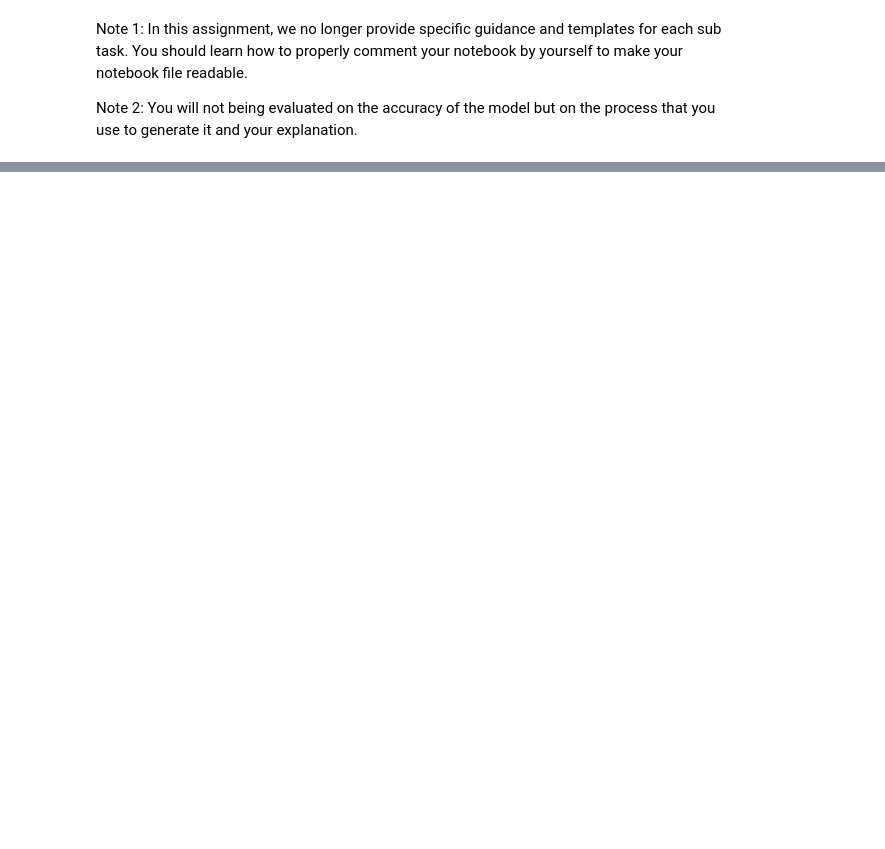
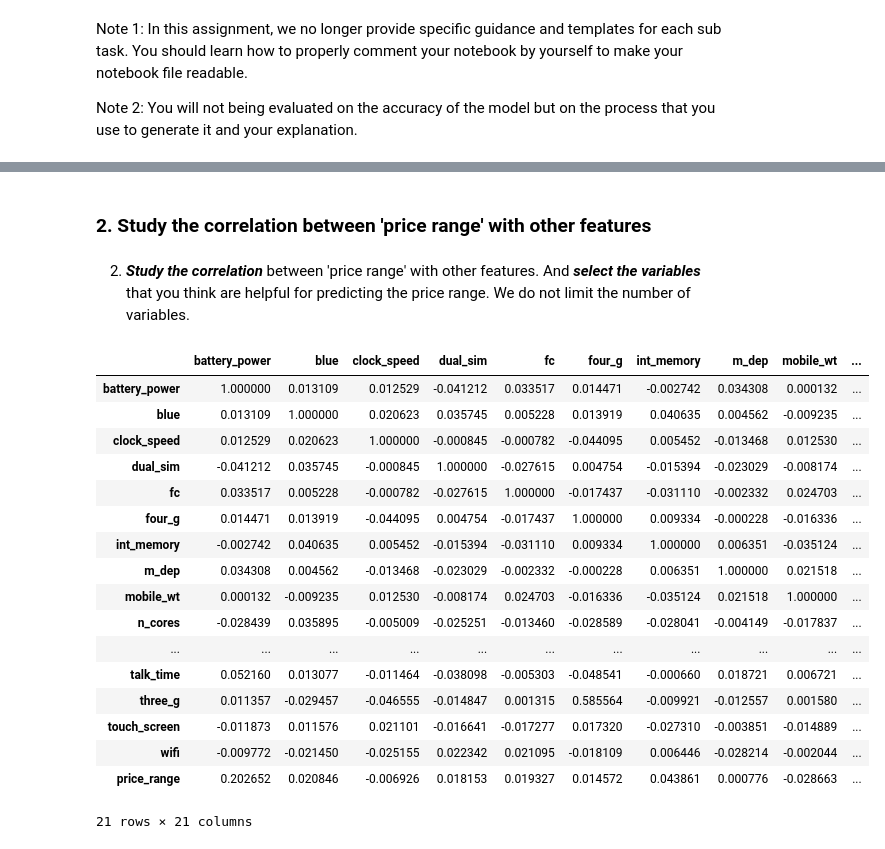
Before and after one commit to leonguyen18/MQ-Data-Science-Portfolio-3, a Jupyter notebook: Portfolio_Part_3_(2024_S1)_Questions.ipynb, the cells around one changed output, grey strips where cells are left out. Cells and saved outputs as stored; diff of their text form; code cells hidden in the pictures; blank space fills up the shorter version.

```diff
--- a/Portfolio_Part_3_(2024_S1)_Questions.ipynb
+++ b/Portfolio_Part_3_(2024_S1)_Questions.ipynb
@@ -52,0 +181,27 @@ Note 2: You will not being evaluated on the accuracy of the model but on the pro
+# %% [markdown]
+### 2. Study the correlation between 'price range' with other features
+# %% [markdown]
+2. ***Study the correlation*** between 'price range' with other features. And ***select the variables*** that you think are helpful for predicting the price range. We do not limit the number of variables.
+# %%
+# Calculate correlation matrix
+correlation_matrix = df_cleaned.corr()
+correlation_matrix
+# %% [output]
+|  | battery_power | blue | clock_speed | dual_sim | fc | four_g | int_memory | m_dep | mobile_wt | ... |
+| battery_power | 1.000000 | 0.013109 | 0.012529 | -0.041212 | 0.033517 | 0.014471 | -0.002742 | 0.034308 | 0.000132 | ... |
+| blue | 0.013109 | 1.000000 | 0.020623 | 0.035745 | 0.005228 | 0.013919 | 0.040635 | 0.004562 | -0.009235 | ... |
+| clock_speed | 0.012529 | 0.020623 | 1.000000 | -0.000845 | -0.000782 | -0.044095 | 0.005452 | -0.013468 | 0.012530 | ... |
+| dual_sim | -0.041212 | 0.035745 | -0.000845 | 1.000000 | -0.027615 | 0.004754 | -0.015394 | -0.023029 | -0.008174 | ... |
+| fc | 0.033517 | 0.005228 | -0.000782 | -0.027615 | 1.000000 | -0.017437 | -0.031110 | -0.002332 | 0.024703 | ... |
+| four_g | 0.014471 | 0.013919 | -0.044095 | 0.004754 | -0.017437 | 1.000000 | 0.009334 | -0.000228 | -0.016336 | ... |
+| int_memory | -0.002742 | 0.040635 | 0.005452 | -0.015394 | -0.031110 | 0.009334 | 1.000000 | 0.006351 | -0.035124 | ... |
+| m_dep | 0.034308 | 0.004562 | -0.013468 | -0.023029 | -0.002332 | -0.000228 | 0.006351 | 1.000000 | 0.021518 | ... |
+| mobile_wt | 0.000132 | -0.009235 | 0.012530 | -0.008174 | 0.024703 | -0.016336 | -0.035124 | 0.021518 | 1.000000 | ... |
+| n_cores | -0.028439 | 0.035895 | -0.005009 | -0.025251 | -0.013460 | -0.028589 | -0.028041 | -0.004149 | -0.017837 | ... |
+| ... | ... | ... | ... | ... | ... | ... | ... | ... | ... | ... |
+| talk_time | 0.052160 | 0.013077 | -0.011464 | -0.038098 | -0.005303 | -0.048541 | -0.000660 | 0.018721 | 0.006721 | ... |
+| three_g | 0.011357 | -0.029457 | -0.046555 | -0.014847 | 0.001315 | 0.585564 | -0.009921 | -0.012557 | 0.001580 | ... |
+| touch_screen | -0.011873 | 0.011576 | 0.021101 | -0.016641 | -0.017277 | 0.017320 | -0.027310 | -0.003851 | -0.014889 | ... |
+| wifi | -0.009772 | -0.021450 | -0.025155 | 0.022342 | 0.021095 | -0.018109 | 0.006446 | -0.028214 | -0.002044 | ... |
+| price_range | 0.202652 | 0.020846 | -0.006926 | 0.018153 | 0.019327 | 0.014572 | 0.043861 | 0.000776 | -0.028663 | ... |
+21 rows × 21 columns
```
Also changed, not shown: parts of 19 cells of this notebook, 1 other file.
